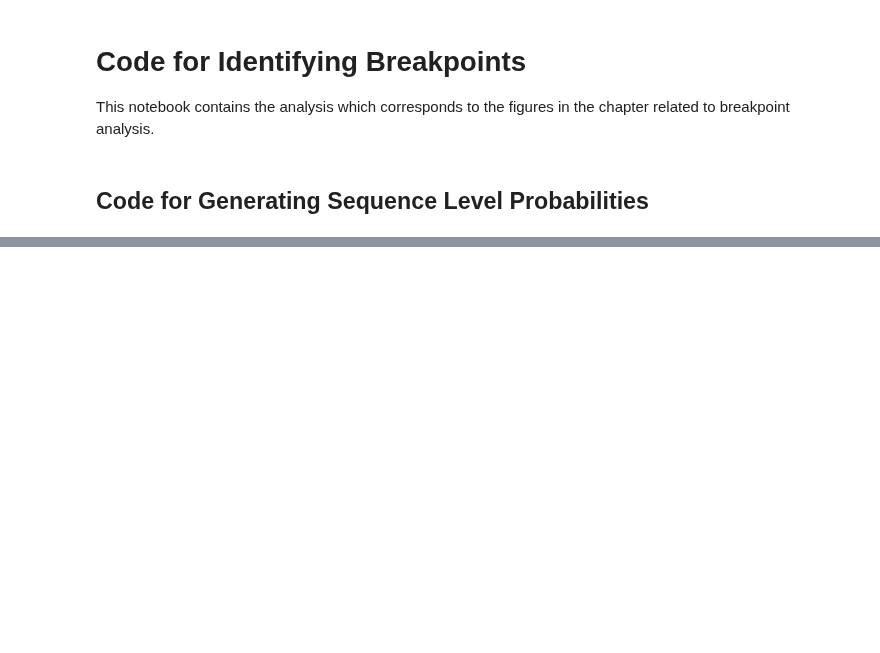
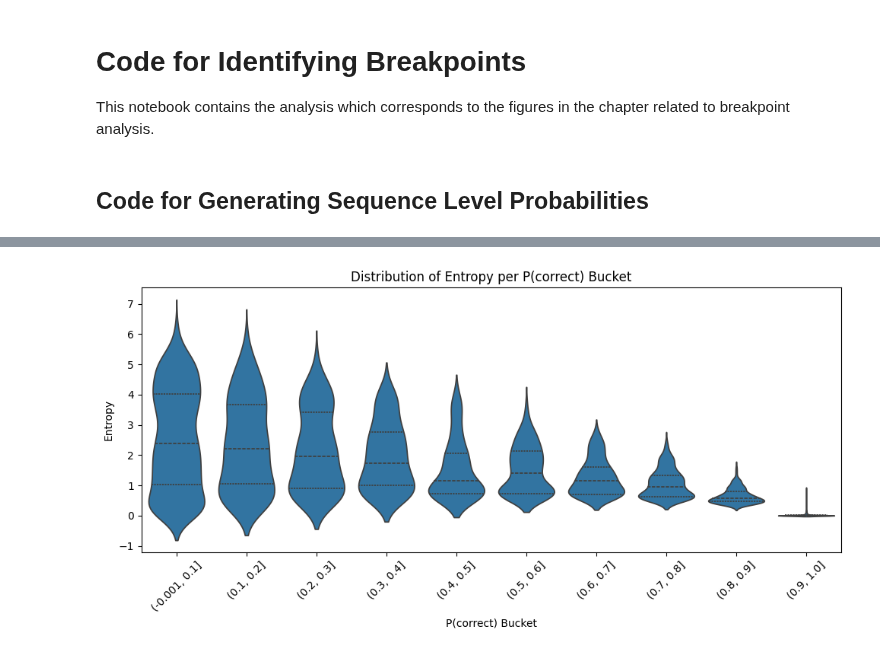
Before and after one commit to MGWSimpson/AlphaARC, a Jupyter notebook: analysis/identifying_breakpoints.ipynb, the cells around one changed output, grey strips where cells are left out. Saved outputs shown, nothing was run; the diff lists cells and outputs as text; code cells hidden in the pictures; blank space fills up the shorter version.

```diff
--- a/analysis/identifying_breakpoints.ipynb
+++ b/analysis/identifying_breakpoints.ipynb
@@ -107,0 +211,78 @@ O = replace(x2, x3, x1)
+# %%
+
+def compute_probs_and_entropies(tasks, model_path, tokenizer_path='Salesforce/codet5p-220m'):
+    model = T5ForConditionalGeneration.from_pretrained(model_path)
+    tokenizer = AutoTokenizer.from_pretrained(tokenizer_path)
+
+    token_probs = []
+    entropies = []
+    for task_id in tasks:
+        task = Task.from_json(f'../data/training/{task_id}.json')
+        _, p_token, entropy = compute_logits(task, model, tokenizer)
+
+        token_probs.extend(p_token)
+        entropies.extend(entropy)
+
+    return np.array(token_probs), np.array(entropies)
+
+
+
+
+def display_scatter_plot(correct_probs, entropies):
+
+    # Create mask for low-confidence predictions (P < 0.1)
+    low_conf_mask = correct_probs < 0.1
+
+    # Plot
+    plt.figure(figsize=(8, 5))
+    plt.scatter(correct_probs[low_conf_mask], entropies[low_conf_mask],
+                color='red', alpha=0.6, label='P(correct) < 0.1')
+
+    plt.scatter(correct_probs[~low_conf_mask], entropies[~low_conf_mask],
+                color='blue', alpha=0.6, label='P(correct) > 0.1')
+
+    plt.title('Entropy vs. Probability Assigned to Correct Token (Low-Confidence)')
+    plt.xlabel('Probability Assigned to Correct Token')
+    plt.ylabel('Entropy of Token Distribution')
+    plt.grid(True, linestyle='--', alpha=0.5)
+    plt.legend()
+    plt.tight_layout()
+    plt.show()
+
+
+
+def display_hex_bin(correct_probs, entropies):
+
+
+    plt.hexbin(correct_probs, entropies, gridsize=75, cmap='viridis', bins='log')
+    plt.colorbar(label='Log Count')
+    plt.xlabel('P(correct)')
+    plt.ylabel('Entropy')
+    plt.title('Entropy vs. P(correct): Density Plot')
+
+
+
+def display_violin_plots(correct_probs, entropies):
+
+    data = pd.DataFrame({
+        'P_correct': correct_probs,
+        'entropy': entropies
+    })
+
+    # Bin the P(correct) values
+    data['bucket'] = pd.cut(data['P_correct'], bins=np.linspace(0, 1, 11), include_lowest=True)
+
+    # Plot violin plot of entropy distributions per bucket
+    plt.figure(figsize=(10, 5))
+    sns.violinplot(x='bucket', y='entropy', data=data, inner='quartile', scale='width')
+    plt.title('Distribution of Entropy per P(correct) Bucket')
+    plt.xlabel('P(correct) Bucket')
+    plt.ylabel('Entropy')
+    plt.xticks(rotation=45)
+    plt.tight_layout()
+    plt.show()
+
+
+correct_probs, entropies = compute_probs_and_entropies(validation_tasks,  '../finetune/2025-05-27_17-42-37/checkpoint-1650' )
+display_violin_plots(correct_probs, entropies)
+# %% [output]
@@ -107,0 +293 @@ O = replace(x2, x3, x1)
+[figure, added]
```
Also changed, not shown: parts of 12 cells of this notebook, 3 other files.
